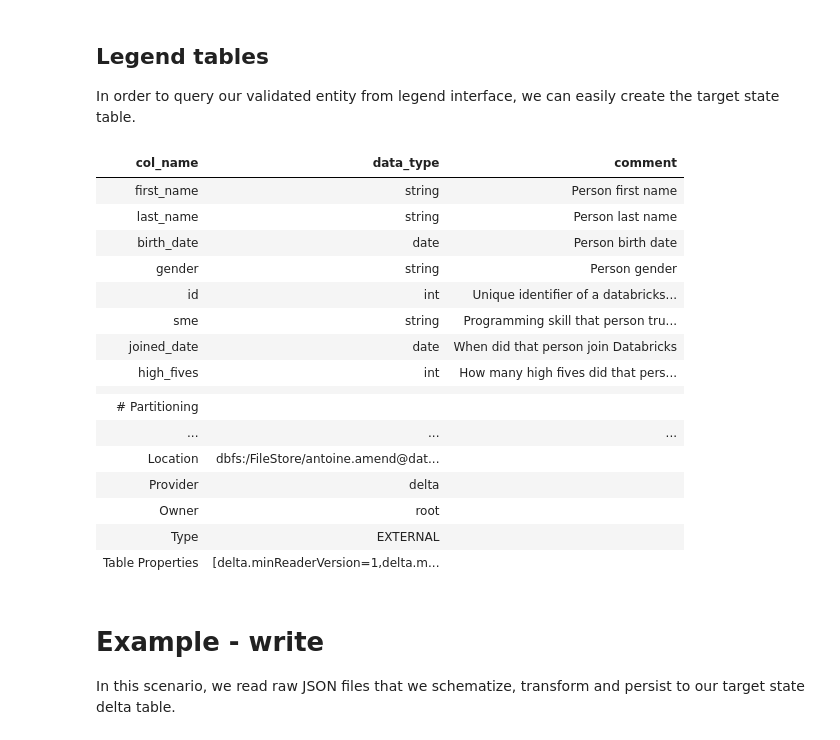
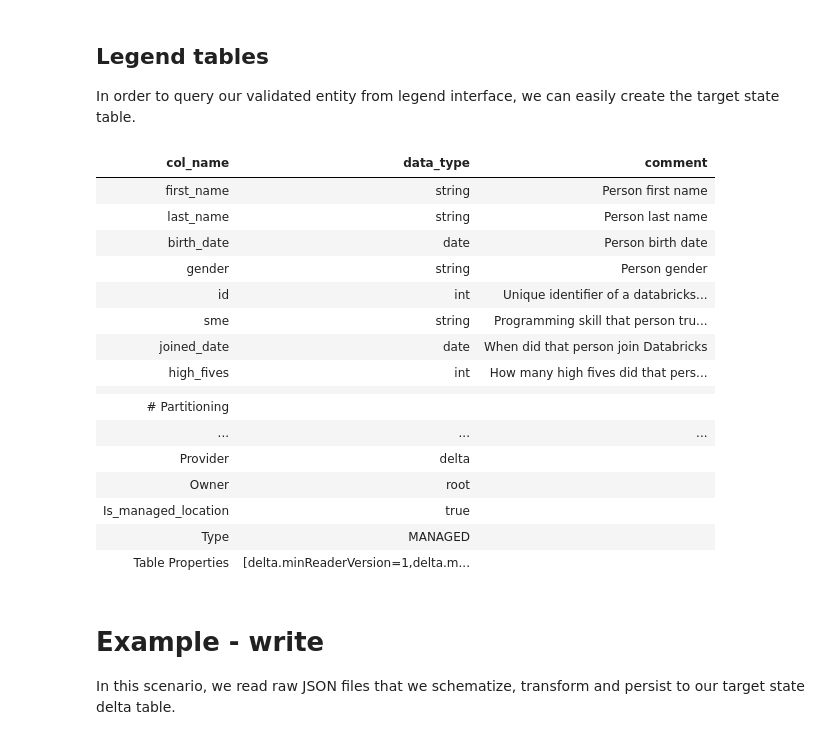
Before and after one commit to finos/legend-community-delta, a Jupyter notebook: databricks-scala.ipynb, the cells around one changed output. Cells and saved outputs as stored; diff of their text form; code cells hidden in the pictures.

```diff
--- a/databricks-scala.ipynb
+++ b/databricks-scala.ipynb
@@ -93,25 +103,25 @@ display(derivations.toSeq.toDF("column", "expression"))
 In order to query our validated entity from legend interface, we can easily create the target state table.
 # %%
 %scala
-val tableName = legend.createTable("databricks::mapping::employee_delta", "/FileStore/antoine.amend@databricks.com/legend/employee")
+val tableName = legend.createTable("databricks::mapping::employee_delta")
 display(sql(s"DESCRIBE EXTENDED $tableName"))
 # %% [output]
 | col_name | data_type | comment |
 | first_name | string | Person first name |
 | last_name | string | Person last name |
 | birth_date | date | Person birth date |
 | gender | string | Person gender |
 | id | int | Unique identifier of a databricks... |
 | sme | string | Programming skill that person tru... |
 | joined_date | date | When did that person join Databricks |
 | high_fives | int | How many high fives did that pers... |
 |  |  |  |
 | # Partitioning |  |  |
 | ... | ... | ... |
-| Location | dbfs:/FileStore/antoine.amend@dat... |  |
 | Provider | delta |  |
 | Owner | root |  |
-| Type | EXTERNAL |  |
+| Is_managed_location | true |  |
+| Type | MANAGED |  |
 | Table Properties | [delta.minReaderVersion=1,delta.m... |  |
 # %% [markdown]
 # Example - write
```
Also changed, not shown: parts of 13 cells of this notebook, 19 other files.
